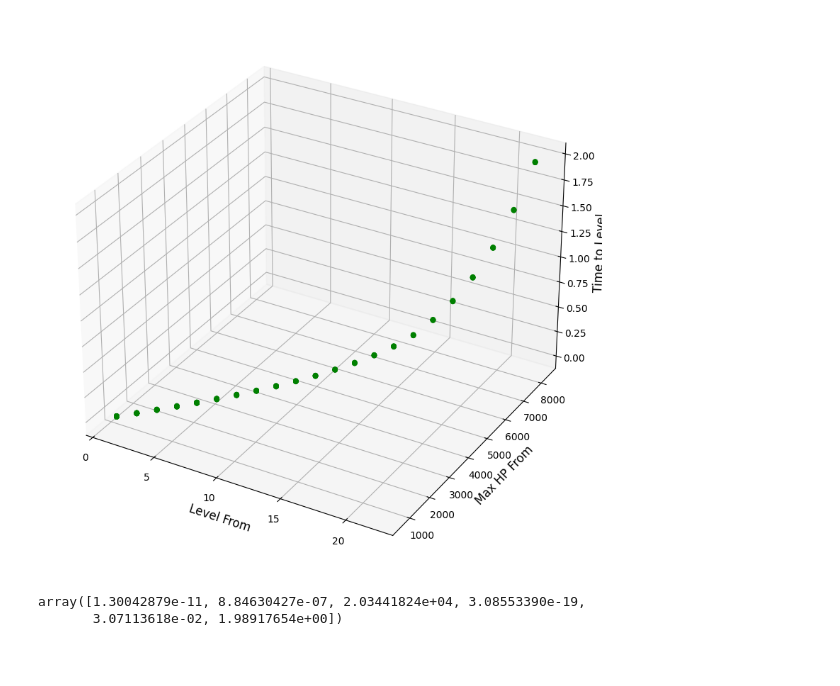
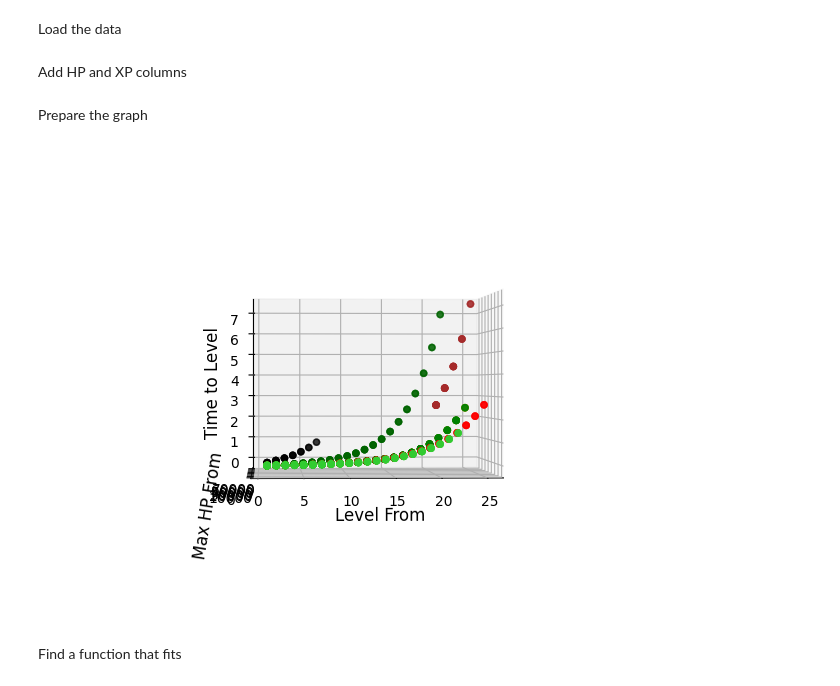
Before and after one commit to earthiverse/al-monster-leveling, a Jupyter notebook: graphs.ipynb, the cells around one changed output. Saved outputs shown, nothing was run; the diff lists cells and outputs as text; code cells hidden in the pictures; blank space fills up the shorter version.

Commit message:
add more data

```diff
--- a/graphs.ipynb
+++ b/graphs.ipynb
@@ -12,29 +13,52 @@ from scipy.optimize import curve_fit
+# %% [markdown]
+Load the data
 # %%
 armadillos = np.loadtxt('data/armadillo.tsv', delimiter='\t')
 crabs = np.loadtxt('data/crab.tsv', delimiter='\t')
 crocs = np.loadtxt('data/croc.tsv', delimiter='\t')
+frogs = np.loadtxt('data/frog.tsv', delimiter='\t')
 goos = np.loadtxt('data/goo.tsv', delimiter='\t')
 osnakes = np.loadtxt('data/osnake.tsv', delimiter='\t')
 snakes = np.loadtxt('data/snake.tsv', delimiter='\t')
+spiders = np.loadtxt('data/spider.tsv', delimiter='\t')
+tortoises = np.loadtxt('data/tortoise.tsv', delimiter='\t')
+# %% [markdown]
+Add HP and XP columns
+# %%
+armadillos = np.column_stack((armadillos, np.full((armadillos.shape[0], 1), 1600)))
+crabs = np.column_stack((crabs, np.full((crabs.shape[0], 1), 400)))
+crocs = np.column_stack((crocs, np.full((crocs.shape[0], 1), 3200)))
+frogs = np.column_stack((frogs, np.full((frogs.shape[0], 1), 600)))
+goos = np.column_stack((goos, np.full((goos.shape[0], 1), 100)))
+osnakes = np.column_stack((osnakes, np.full((osnakes.shape[0], 1), 720)))
+snakes = np.column_stack((snakes, np.full((snakes.shape[0], 1), 720)))
+spiders = np.column_stack((spiders, np.full((spiders.shape[0], 1), 18000)))
+tortoises = np.column_stack((tortoises, np.full((tortoises.shape[0], 1), 7200)))
+# %% [markdown]
+Prepare the graph
 # %%
-graph = plt.figure()
-graph.set_figwidth(40)
-graph.set_figheight(10)
+fig = plt.figure()
 ax = plt.axes(projection='3d')
+ax.view_init(0, 267, 0)
 ax.set_xlabel('Level From', fontsize=12)
 ax.set_ylabel('Max HP From', fontsize=12)
 ax.set_zlabel('Time to Level', fontsize=12)
 
-# ax.scatter3D(armadillos[:, 1], armadillos[:, 3], armadillos[:, 0], color='brown')
-# ax.scatter3D(crabs[:, 1], crabs[:, 3], crabs[:, 0], color='red')
-# ax.scatter3D(crocs[:, 1], crocs[:, 3], crocs[:, 0], color='darkgreen')
-# ax.scatter3D(goos[:, 1], goos[:, 3], goos[:, 0], color='limegreen')
-# ax.scatter3D(osnakes[:, 1], osnakes[:, 3], osnakes[:, 0], color='orange')
+ax.scatter3D(armadillos[:, 1], armadillos[:, 3], armadillos[:, 0], color='brown')
+ax.scatter3D(crabs[:, 1], crabs[:, 3], crabs[:, 0], color='red')
+ax.scatter3D(crocs[:, 1], crocs[:, 3], crocs[:, 0], color='darkgreen')
+ax.scatter3D(frogs[:, 1], frogs[:, 3], frogs[:, 0], color='darkgreen')
+ax.scatter3D(goos[:, 1], goos[:, 3], goos[:, 0], color='limegreen')
+ax.scatter3D(osnakes[:, 1], osnakes[:, 3], osnakes[:, 0], color='orange')
 ax.scatter3D(snakes[:, 1], snakes[:, 3], snakes[:, 0], color='green')
+ax.scatter3D(spiders[:, 1], spiders[:, 3], spiders[:, 0], color='black')
+ax.scatter3D(tortoises[:, 1], tortoises[:, 3], tortoises[:, 0], color='teal')
 
 plt.show()
 # %% [output]
-[figure, old version]
+[figure, new version]
+# %% [markdown]
+Find a function that fits
 # %%
 def f(X, a, b, c, d, e, f):
     level, hp = X
@@ -47,8 +72,3 @@ max_hp = np.concatenate([data[:, 3] for data in monsters])
 time_to_level = np.concatenate([data[:, 0] for data in monsters])
 
 popt, pcov = curve_fit(f, (level, max_hp), time_to_level, bounds=(0, np.inf))
-# %%
-popt
-# %% [output]
-array([1.30042879e-11, 8.84630427e-07, 2.03441824e+04, 3.08553390e-19,
-       3.07113618e-02, 1.98917654e+00])
```
Also changed, not shown: parts of 10 cells of this notebook, 7 other files.
